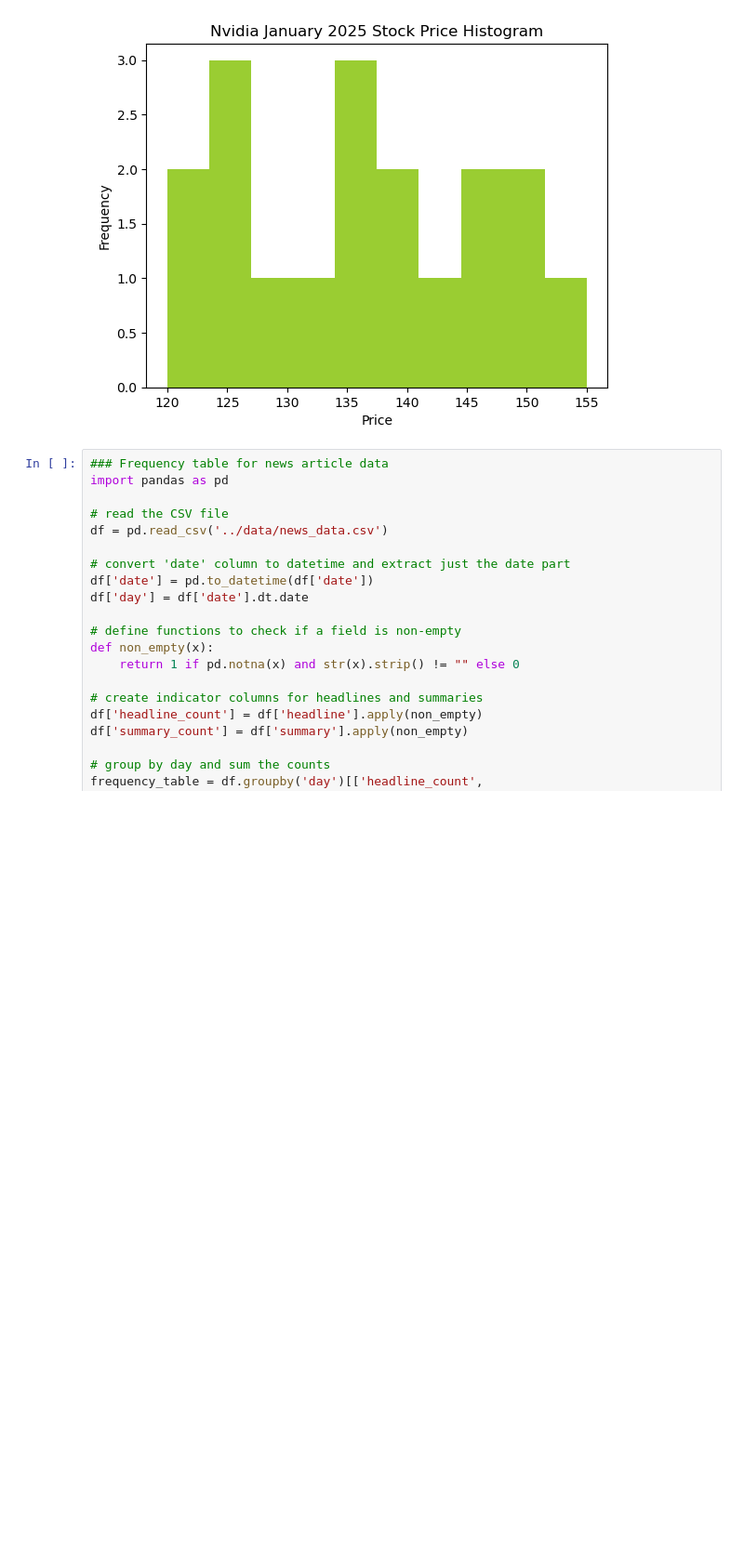
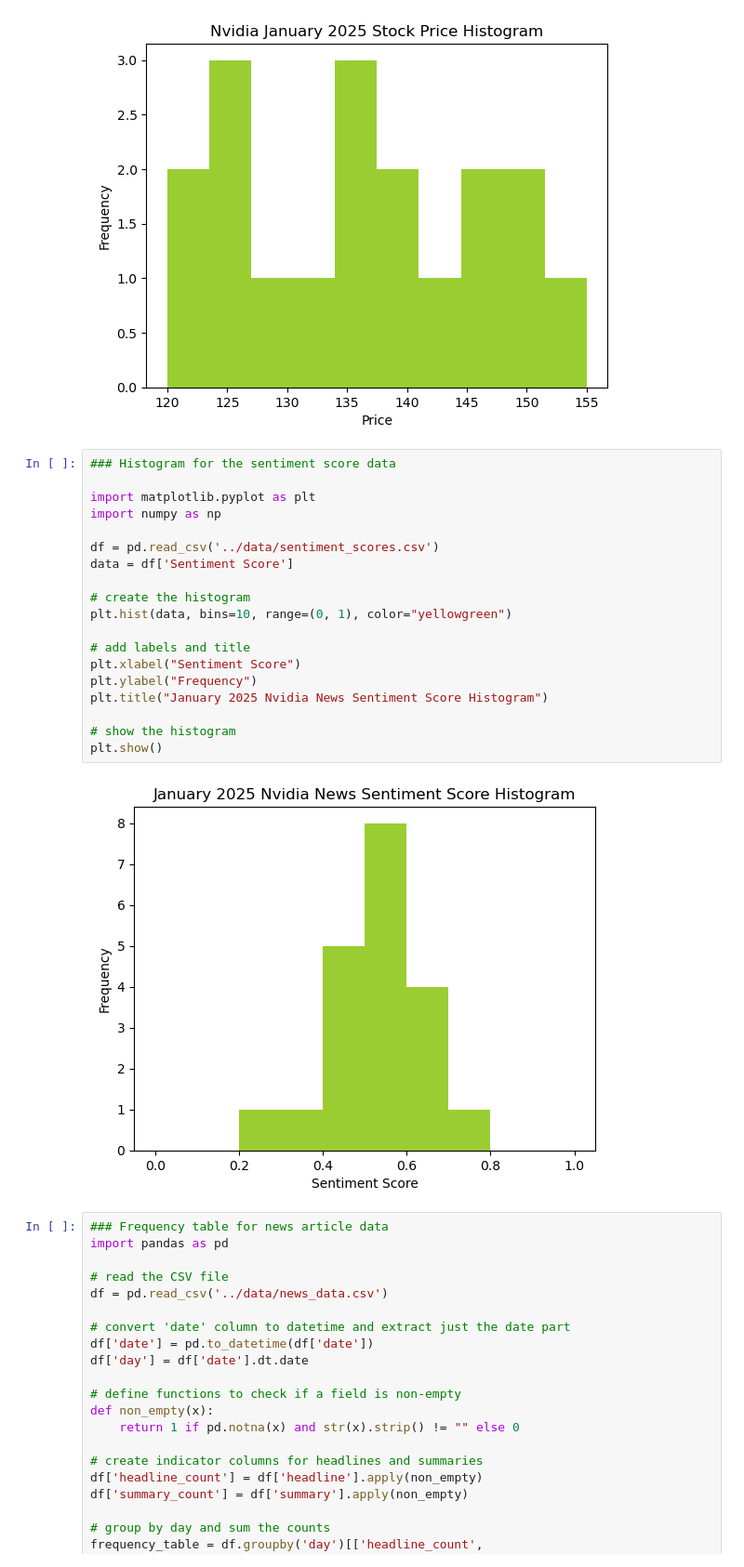
Before and after one commit to wdgstl/MarketSentimentAnalysis, a Jupyter notebook: scripts/data_appendix_script.ipynb, the cells around one changed output. Shown at 93% size. Cells and saved outputs as stored; diff of their text form; blank space fills up the shorter version.

Commit message:
Updated data appendix and added to the data appendix scripts

```diff
--- a/scripts/data_appendix_script.ipynb
+++ b/scripts/data_appendix_script.ipynb
@@ -80,6 +99,27 @@ plt.title("Nvidia January 2025 Stock Price Histogram")
 plt.show()
 # %% [output]
 [figure]
+# %%
+### Histogram for the sentiment score data
+
+import matplotlib.pyplot as plt
+import numpy as np
+
+df = pd.read_csv('../data/sentiment_scores.csv')
+data = df['Sentiment Score']
+
+# create the histogram
+plt.hist(data, bins=10, range=(0, 1), color="yellowgreen")
+
+# add labels and title
+plt.xlabel("Sentiment Score")
+plt.ylabel("Frequency")
+plt.title("January 2025 Nvidia News Sentiment Score Histogram")
+
+# show the histogram
+plt.show()
+# %% [output]
+[figure, added]
 # %%
 ### Frequency table for news article data
 import pandas as pd
```
Also changed, not shown: parts of 1 cell of this notebook, 1 other file.
